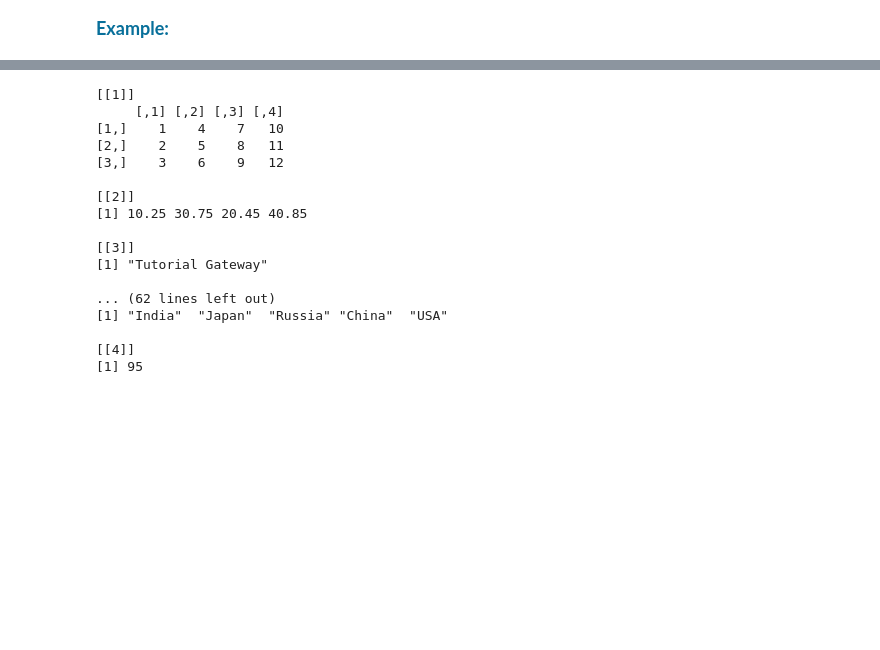
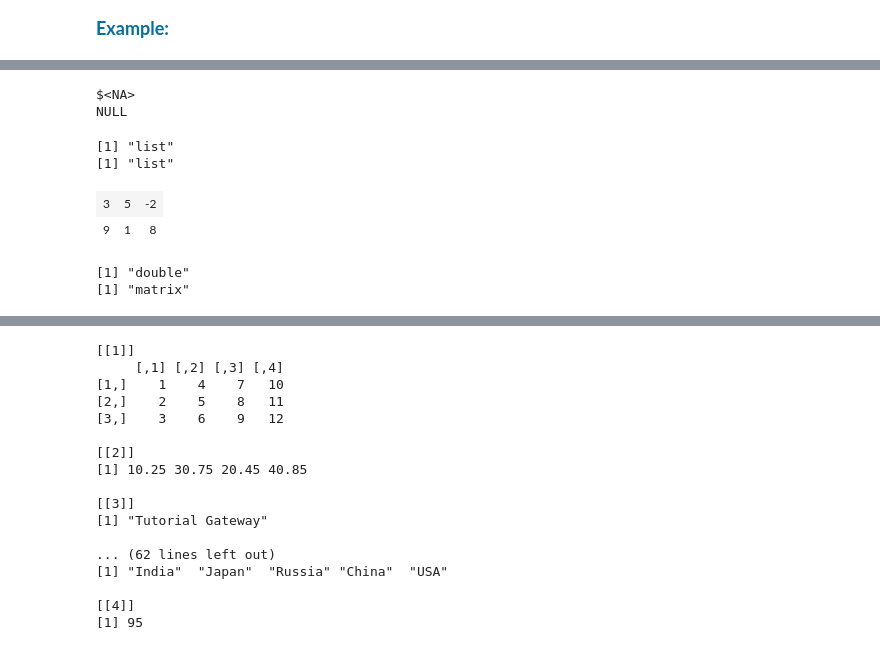
Before and after one commit to shirazipooya/RCourse, a Jupyter notebook: Week 04/R_12_Data_Structures_Lists.ipynb, the cells around one changed output, grey strips where cells are left out. Drawn from its saved outputs; the diff is of its cells as text; code cells hidden in the pictures; blank space fills up the shorter version.

```diff
--- a/Week 04/R_12_Data_Structures_Lists.ipynb
+++ b/Week 04/R_12_Data_Structures_Lists.ipynb
@@ -228,0 +270,20 @@ $`A Inner list`[[2]]
+# %%
+list_data["matrix"]
+
+print(typeof(list_data[1]))
+print(class(list_data[1]))
+# %% [output]
+$<NA>
+NULL
+[1] "list"
+[1] "list"
+# %%
+list_data[[2]]
+
+print(typeof(list_data[[2]]))
+print(class(list_data[[2]]))
+# %% [output]
+| 3 | 5 | -2 |
+| 9 | 1 | 8 |
+[1] "double"
+[1] "matrix"
```
Also changed, not shown: parts of 11 cells of this notebook, 3 other files.
